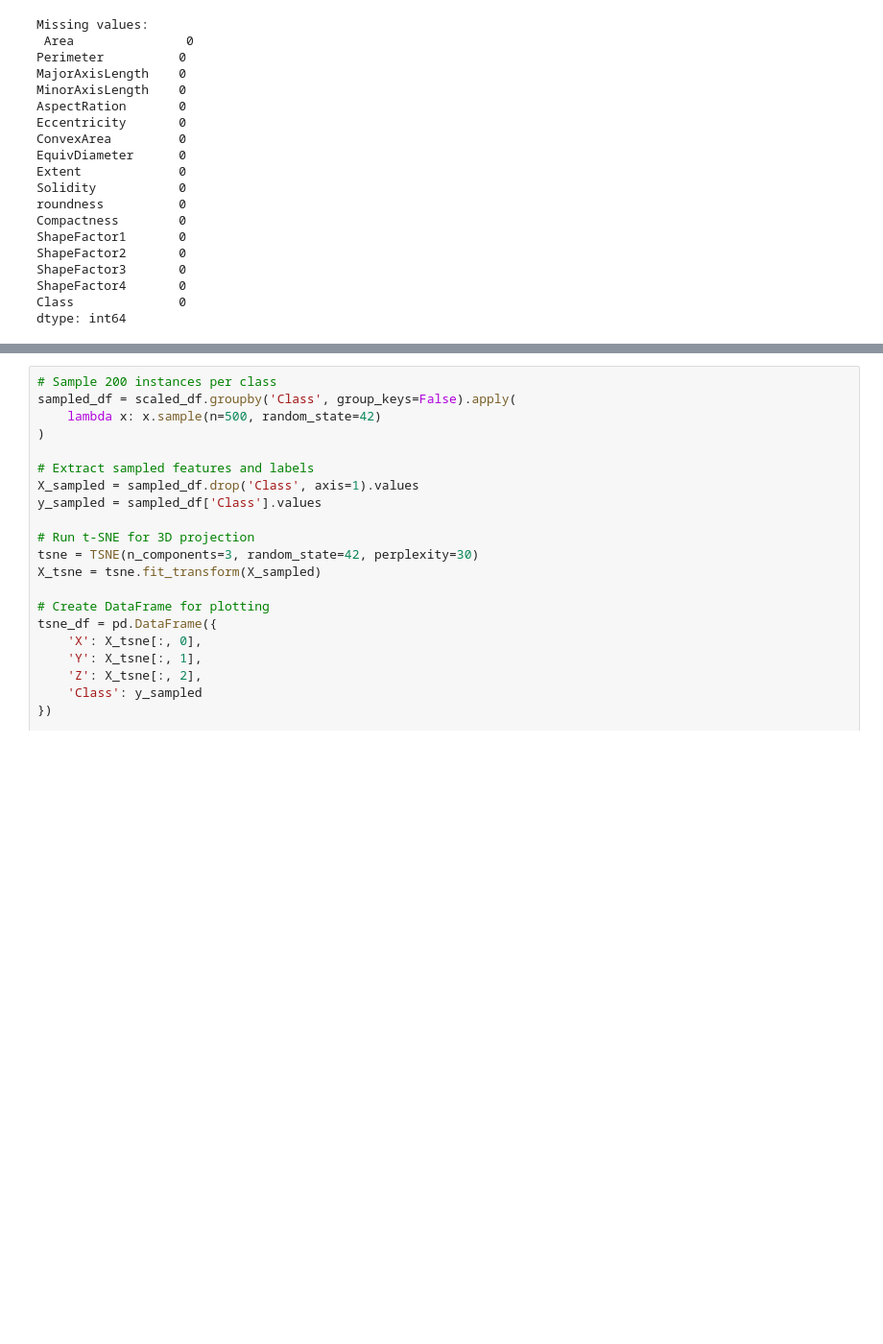
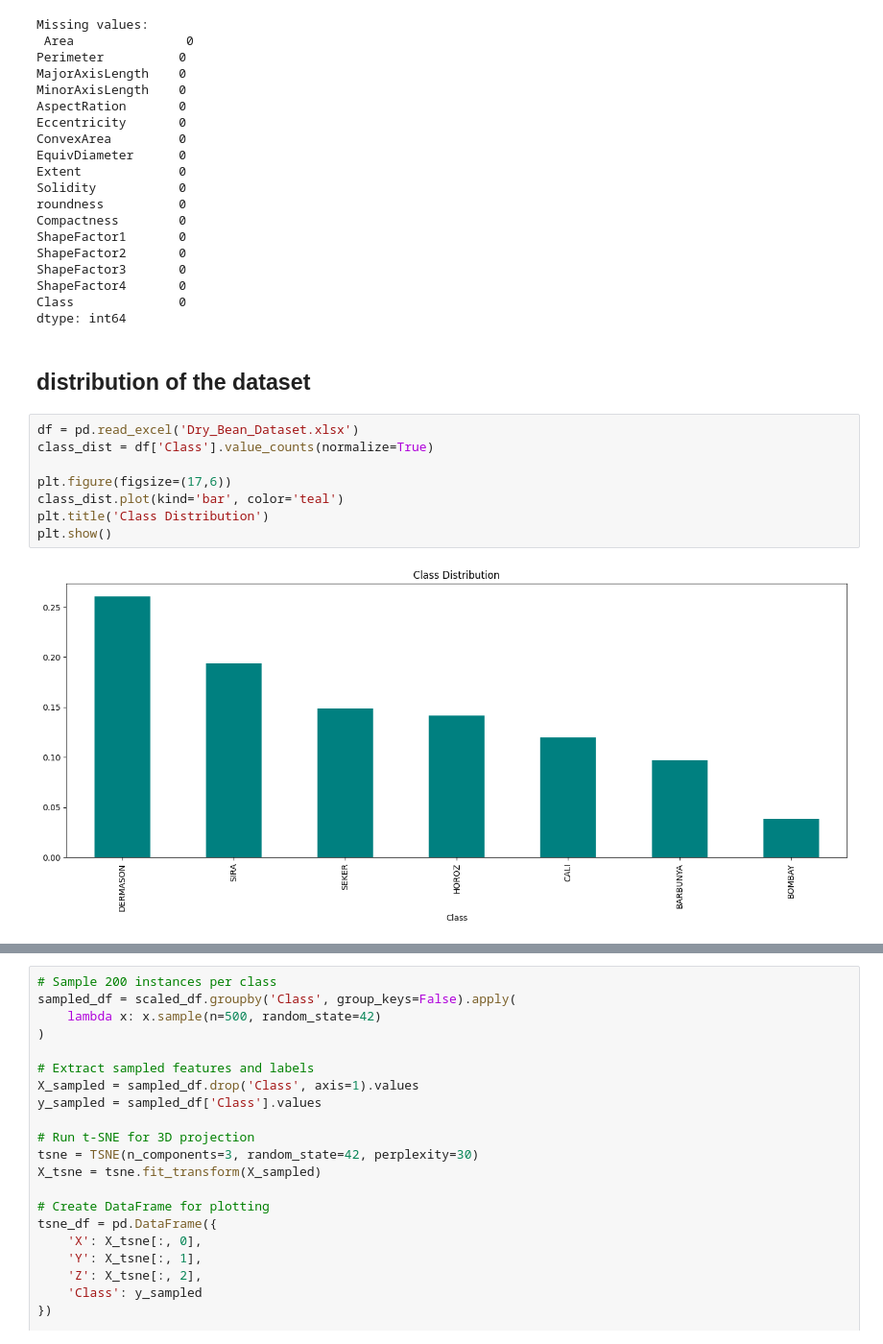
Before and after one commit to qhua106/DSAA2011-project, a Jupyter notebook: sly_is_my_father.ipynb, the cells around one changed output, grey strips where cells are left out. Shown at 96% size. Drawn from its saved outputs; the diff is of its cells as text; blank space fills up the shorter version.

```diff
--- a/sly_is_my_father.ipynb
+++ b/sly_is_my_father.ipynb
@@ -66,3 +66,15 @@ ShapeFactor3       0
 ShapeFactor4       0
 Class              0
 dtype: int64
+# %% [markdown]
+## distribution of the dataset
+# %%
+df = pd.read_excel('Dry_Bean_Dataset.xlsx')
+class_dist = df['Class'].value_counts(normalize=True)
+
+plt.figure(figsize=(17,6))
+class_dist.plot(kind='bar', color='teal')
+plt.title('Class Distribution')
+plt.show()
+# %% [output]
+[figure, added]
```
Also changed, not shown: parts of 5 cells of this notebook, 1 other file.
